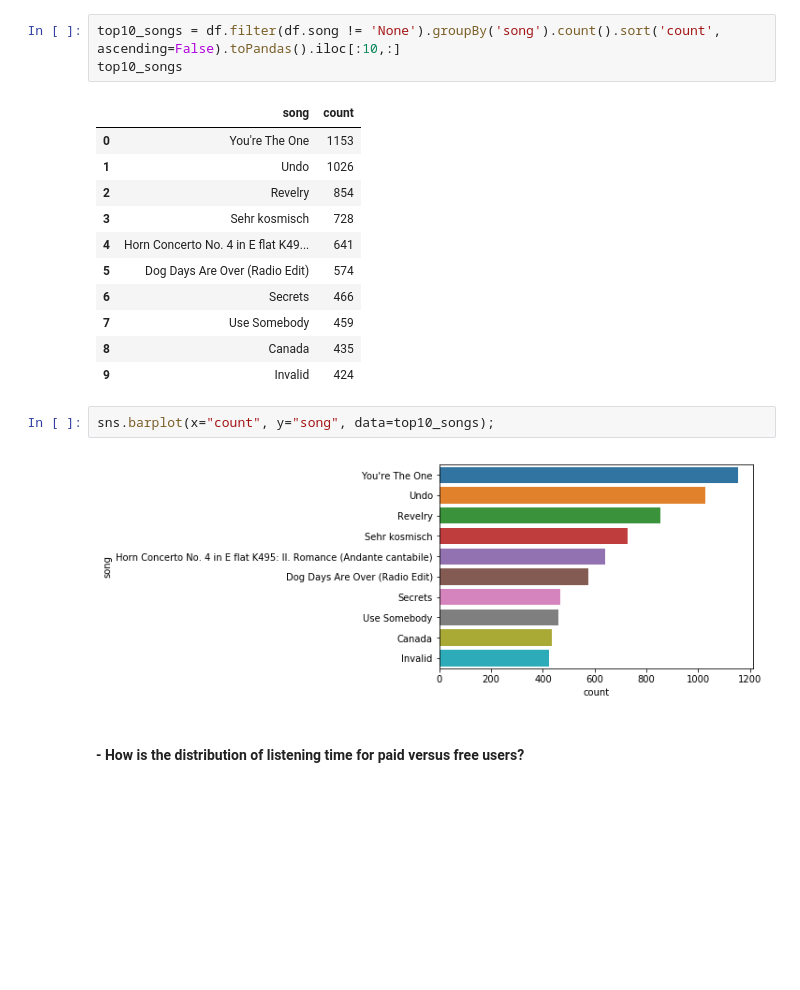
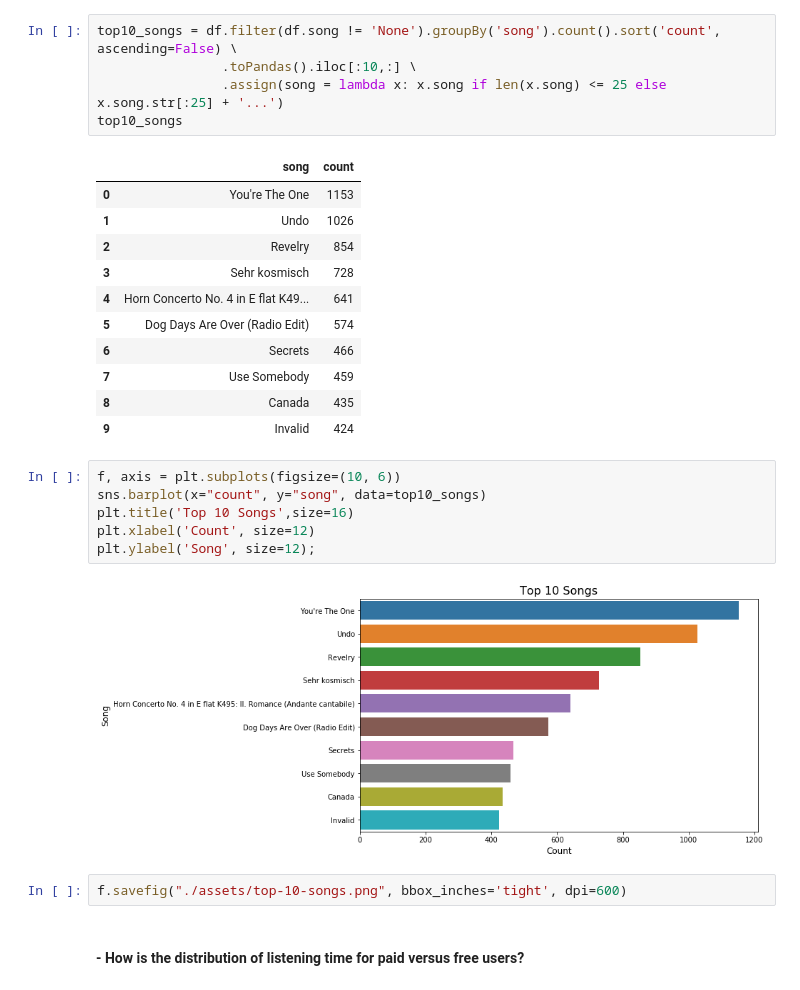
Before and after one commit to tarcisobraz/sparkify-churn-prediction, a Jupyter notebook: Sparkify.ipynb, the cells around one changed output. Saved outputs shown, nothing was run; the diff lists cells and outputs as text; blank space fills up the shorter version.

```diff
--- a/Sparkify.ipynb
+++ b/Sparkify.ipynb
@@ -146,7 +181,9 @@ sns.barplot(x="count", y="artist", data=top10_artists);
 # %% [markdown]
 #### - Which are the top-10 songs overall?
 # %%
-top10_songs = df.filter(df.song != 'None').groupBy('song').count().sort('count', ascending=False).toPandas().iloc[:10,:]
+top10_songs = df.filter(df.song != 'None').groupBy('song').count().sort('count', ascending=False) \
+                .toPandas().iloc[:10,:] \
+                .assign(song = lambda x: x.song if len(x.song) <= 25 else x.song.str[:25] + '...')
 top10_songs
 # %% [output]
 |  | song | count |
@@ -160,10 +197,16 @@ top10_songs
 | 7 | Use Somebody | 459 |
 | 8 | Canada | 435 |
 | 9 | Invalid | 424 |
-# %%
-sns.barplot(x="count", y="song", data=top10_songs);
-# %% [output]
-[figure, removed]
+# %%
+f, axis = plt.subplots(figsize=(10, 6))
+sns.barplot(x="count", y="song", data=top10_songs)
+plt.title('Top 10 Songs',size=16)
+plt.xlabel('Count', size=12)
+plt.ylabel('Song', size=12);
+# %% [output]
+[figure, added]
+# %%
+f.savefig("./assets/top-10-songs.png", bbox_inches='tight', dpi=600)
 # %% [markdown]
 #### - How is the distribution of listening time for paid versus free users?
 # %%
```
Also changed, not shown: parts of 15 cells of this notebook.
